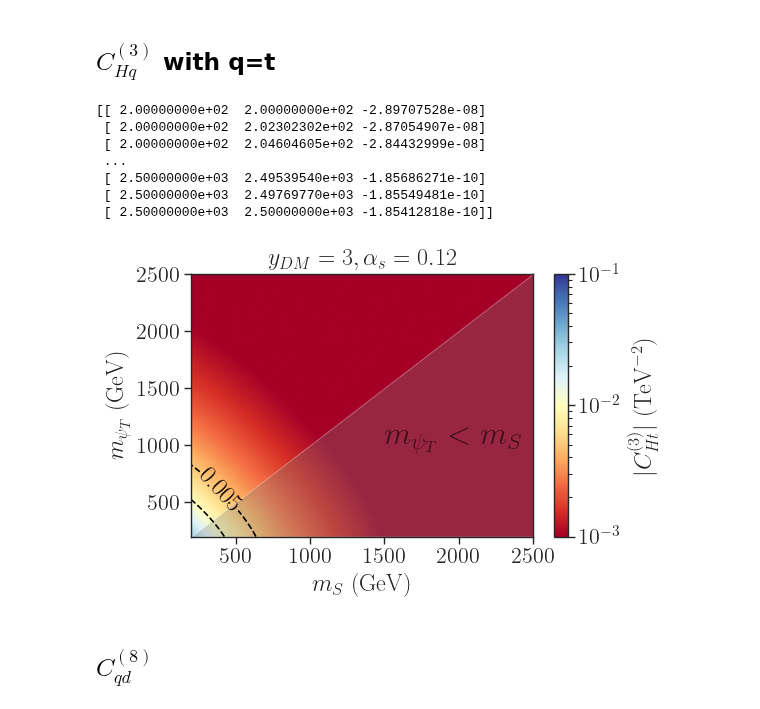
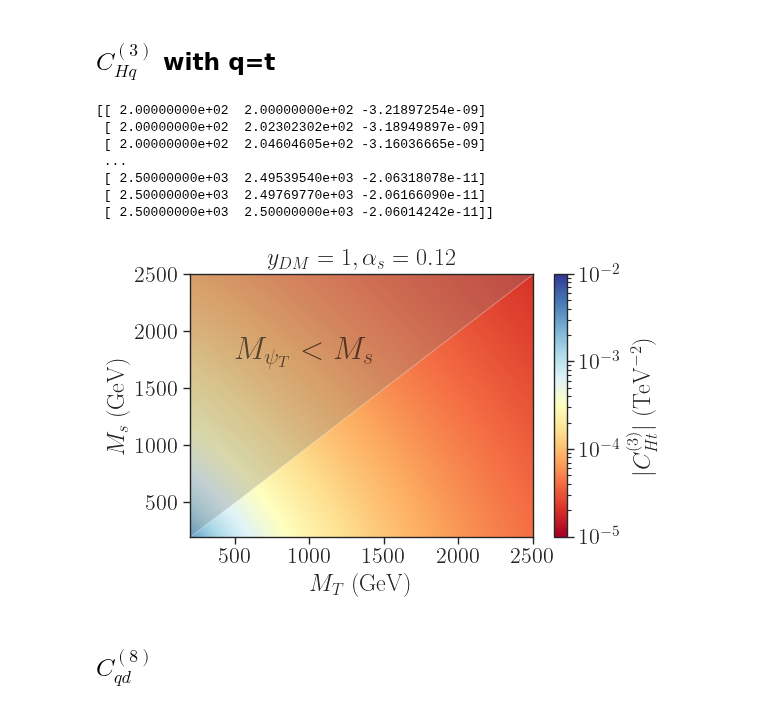
Before and after one commit to viniciusrocca/EFT_ToyModel, a Jupyter notebook: Plots/EFT_Coeffs_ttbar.ipynb, the cells around one changed output. Cells and saved outputs as stored; diff of their text form; code cells hidden in the pictures.

```diff
--- a/Plots/EFT_Coeffs_ttbar.ipynb
+++ b/Plots/EFT_Coeffs_ttbar.ipynb
@@ -51,9 +51,11 @@ vev = 246.2205690734859
 alpha_s = 0.119
 gs = np.sqrt(4*np.pi*alpha_s)
 g1 = 0.0
-yDM = 3.0
+yDM = 1.0
 lamHs = 1.0
 ymt = 172.0 #GeV
 vev = 246.2205690734859 #GeV
 mPsiT = 100000.#GeV
 mSDM = 90000. #GeV
+
+print('gs =', gs)
@@ -151,37 +155,37 @@ for mmsdm,mmpsit in itertools.product(mSDMv,mPsiTv):
 pts_Hq3 = np.array(pts_Hq3)
 print(pts_Hq3)
 # %% [output]
-[[ 2.00000000e+02  2.00000000e+02 -2.89707528e-08]
- [ 2.00000000e+02  2.02302302e+02 -2.87054907e-08]
- [ 2.00000000e+02  2.04604605e+02 -2.84432999e-08]
+[[ 2.00000000e+02  2.00000000e+02 -3.21897254e-09]
+ [ 2.00000000e+02  2.02302302e+02 -3.18949897e-09]
+ [ 2.00000000e+02  2.04604605e+02 -3.16036665e-09]
  ...
- [ 2.50000000e+03  2.49539540e+03 -1.85686271e-10]
- [ 2.50000000e+03  2.49769770e+03 -1.85549481e-10]
- [ 2.50000000e+03  2.50000000e+03 -1.85412818e-10]]
+ [ 2.50000000e+03  2.49539540e+03 -2.06318078e-11]
+ [ 2.50000000e+03  2.49769770e+03 -2.06166090e-11]
+ [ 2.50000000e+03  2.50000000e+03 -2.06014242e-11]]
 # %%
 plt.figure(figsize=(6,4))
-x = mSDMv
-y = mPsiTv
+y = mSDMv
+x = mPsiTv
 z = (-pts_Hq3[:,2])*1e6 # Convert to TeV
 znew = np.reshape(z,(len(x),len(y)))
 plt.imshow(znew.T, extent=[x.min(),x.max(), y.min(), y.max()], origin='lower',
-                  cmap=cm,aspect='auto',norm=LogNorm(vmin=1e-3,vmax=1e-1))
+                  cmap=cm,aspect='auto',norm=LogNorm(vmin=1e-5,vmax=1e-2))
 plt.colorbar(label=r'$|C_{Ht}^{(3)}|$ (TeV$^{-2}$)')
-plt.xlabel(r'$m_{S}$ (GeV)')
-plt.ylabel(r'$m_{\psi_T}$ (GeV)')
+plt.ylabel(r'$M_{s}$ (GeV)')
+plt.xlabel(r'$M_{T}$ (GeV)')
 # plt.title(r'$ g g \to \bar{t} t$',fontsize=20)
 
-contours = plt.contour(x, y, znew.T, sorted([1e-2,5e-3]), colors='black',linestyles='dashed')
+#contours = plt.contour(x, y, znew.T, sorted([1e-2,5e-3]), colors='black',linestyles='dashed')
 # plt.axline((500.,500.),slope=1.0,color='gray',linestyle='dashed',linewidth=2.0)
-plt.fill_between(x, x, y.min(), facecolor='gray', alpha=0.3)
-plt.text(1500.,1000.,r'$m_{\psi_T} < m_{S}$',fontsize=23,c='black',alpha=0.6)
-plt.clabel(contours, inline=True, fontsize=18,fmt='%1.0g')
+plt.fill_between(x, x, y.max(), facecolor='gray', alpha=0.3)
+plt.text(500.,1750.,r'$M_{\psi_T} < M_{s}$',fontsize=23,c='black',alpha=0.6)
+#plt.clabel(contours, inline=True, fontsize=18,fmt='%1.0g')
 plt.xlim(200,2500)
 plt.title(r'$y_{DM} = %1.0f, \alpha_s = %1.2f$' %(yDM,gs**2/(4*np.pi)))
 plt.tight_layout()
 plt.show()
 # %% [output]
-[figure, old version]
+[figure, new version]
 # %% [markdown]
 ## $C_{qd}^{(8)}$
 # %%
```
Also changed, not shown: parts of 18 cells of this notebook, 2 other files.
